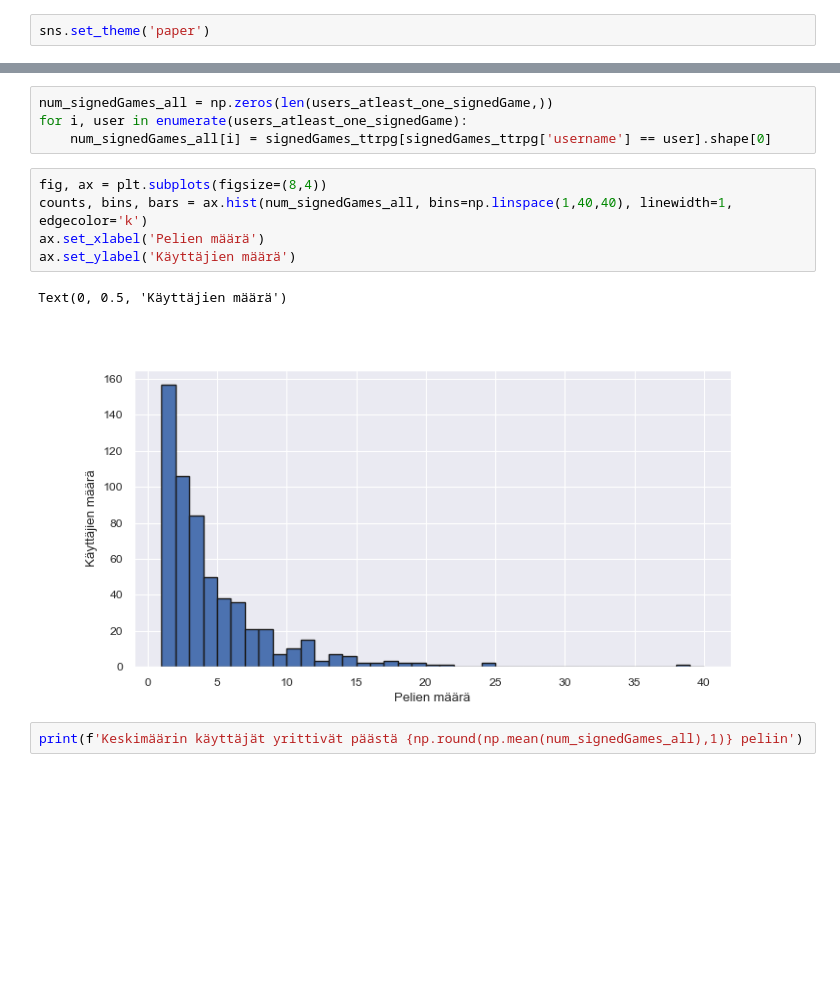
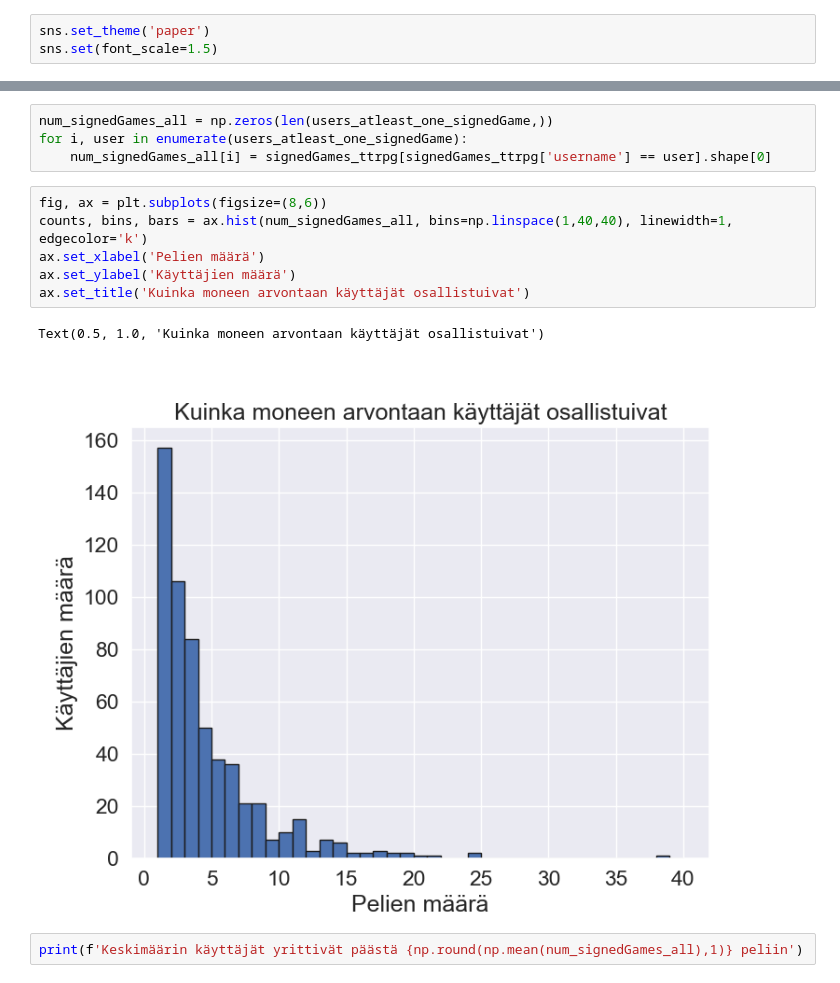
Before and after one commit to ropekonsti/ropecon-2022, a Jupyter notebook: analyysi.ipynb, the cells around one changed output, grey strips where cells are left out. Saved outputs shown, nothing was run; the diff lists cells and outputs as text; blank space fills up the shorter version.

```diff
--- a/analyysi.ipynb
+++ b/analyysi.ipynb
@@ -15,6 +18,7 @@ from datetime import datetime, timedelta
 %matplotlib widget
 # %%
 sns.set_theme('paper')
+sns.set(font_scale=1.5)
 # %% [markdown]
 ## Ladataan data
 
@@ -152,13 +165,14 @@ num_signedGames_all = np.zeros(len(users_atleast_one_signedGame,))
 for i, user in enumerate(users_atleast_one_signedGame):
     num_signedGames_all[i] = signedGames_ttrpg[signedGames_ttrpg['username'] == user].shape[0]
 # %%
-fig, ax = plt.subplots(figsize=(8,4))
+fig, ax = plt.subplots(figsize=(8,6))
 counts, bins, bars = ax.hist(num_signedGames_all, bins=np.linspace(1,40,40), linewidth=1, edgecolor='k')
 ax.set_xlabel('Pelien määrä')
 ax.set_ylabel('Käyttäjien määrä')
+ax.set_title('Kuinka moneen arvontaan käyttäjät osallistuivat')
 # %% [output]
-Text(0, 0.5, 'Käyttäjien määrä')
+Text(0.5, 1.0, 'Kuinka moneen arvontaan käyttäjät osallistuivat')
-[figure, old version]
+[figure, new version]
 # %%
 print(f'Keskimäärin käyttäjät yrittivät päästä {np.round(np.mean(num_signedGames_all),1)} peliin')
 # %% [output]
```
Also changed, not shown: parts of 41 cells of this notebook, 1 other file.
